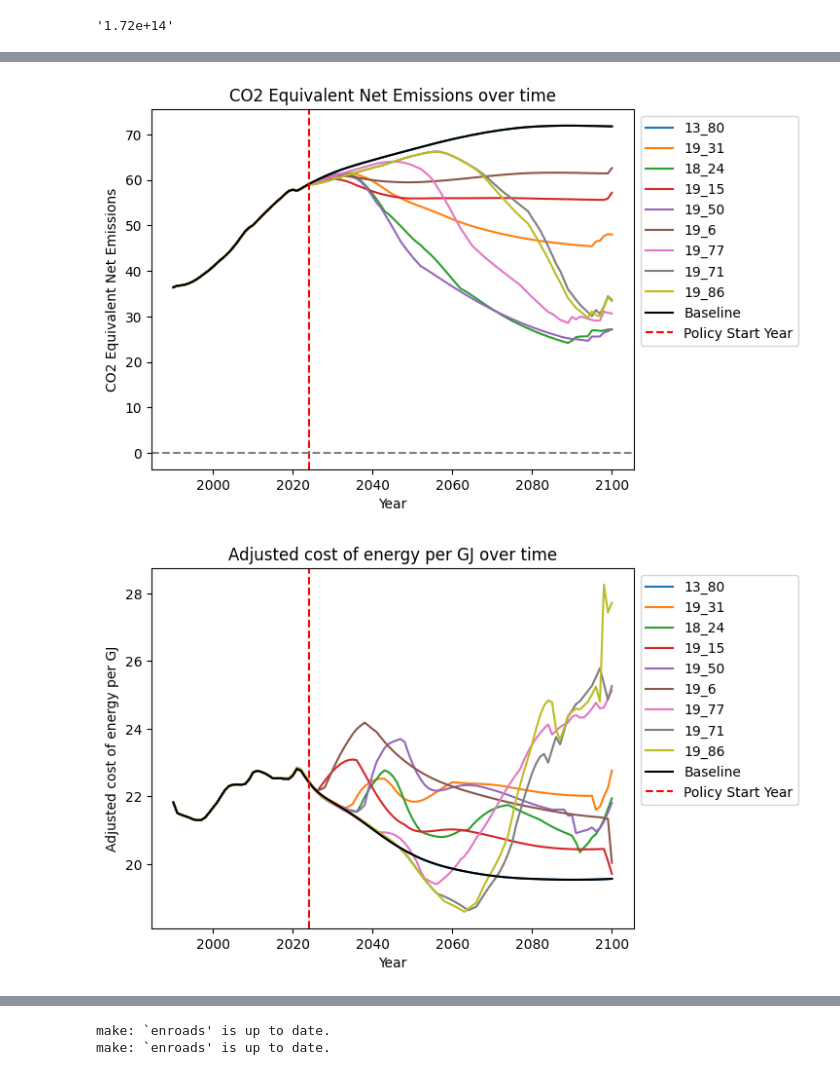
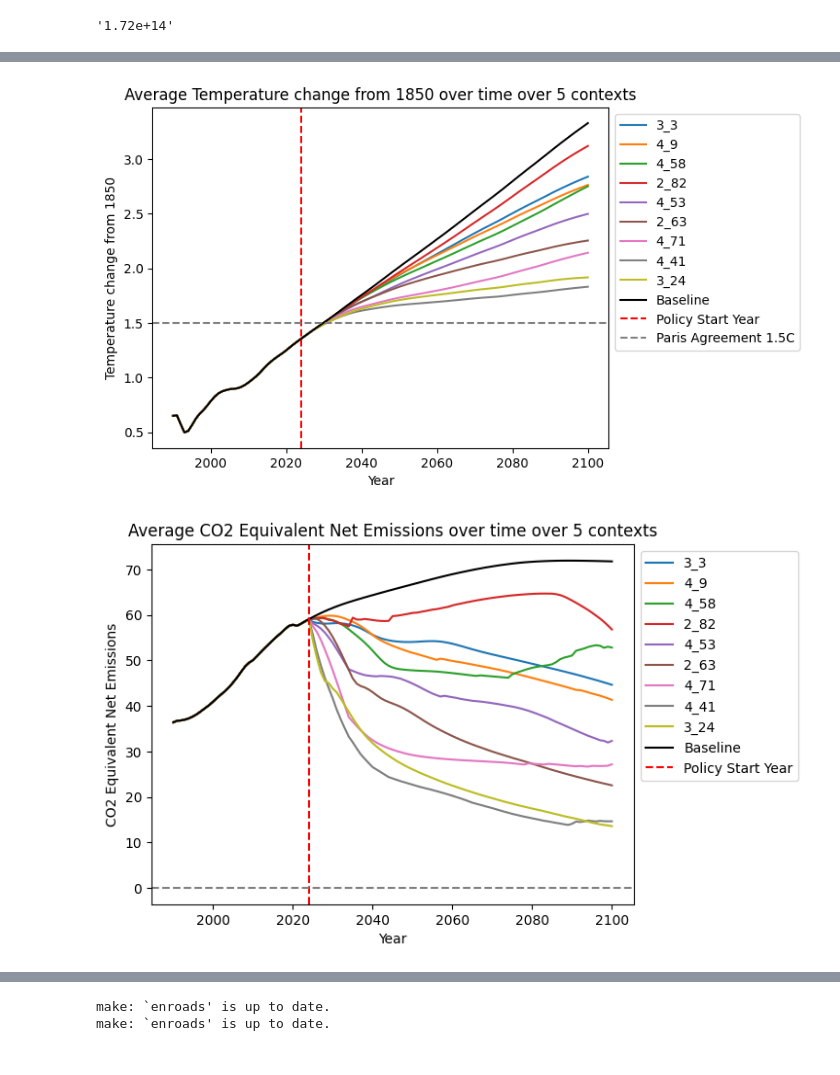
Before and after one commit to cognizant-ai-labs/en-roads-py, a Jupyter notebook: experiments/analysis.ipynb, the cells around one changed output, grey strips where cells are left out. Saved outputs shown, nothing was run; the diff lists cells and outputs as text; code cells hidden in the pictures.

Commit message:
Refactoring + made experiments work with new format

```diff
--- a/experiments/analysis.ipynb
+++ b/experiments/analysis.ipynb
@@ -11,12 +12,15 @@ from experiments.experiment_utils import Experimenter
 from enroadspy import load_input_specs
 from enroadspy.generate_url import open_browser, actions_to_url
 # %%
-results_dir = Path("results/energy/float32")
-config = json.load(open(results_dir / "config.json"))
+results_dir = Path("results/temp")
+with open(results_dir / "config.yml", "r", encoding="utf-8") as f:
+    config = yaml.safe_load(f)
+
 gens = len(list(results_dir.glob("[0-9]*.csv")))-1
 context = config["context"]
 actions = config["actions"]
 outcomes = config["outcomes"]
+outcome_keys = list(outcomes.keys())
 n_elites = config["evolution_params"]["n_elites"]
 print(gens, outcomes, len(actions), len(context))
 # %% [output]
@@ -24,10 +28,8 @@ print(gens, outcomes, len(actions), len(context))
 # %%
 model_params = config["model_params"]
 input_specs = load_input_specs()
-model_params["in_size"] = len(context) if len(context) > 0 else len(input_specs) - len(actions)
-model_params["out_size"] = len(actions)
 
-evaluator = Evaluator(context, actions, outcomes)
+evaluator = EnROADSEvaluator(context, actions, outcomes, n_jobs=1, batch_size=config["batch_size"], device=config["device"])
 experimenter = Experimenter(results_dir)
 # %% [output]
 make: `enroads' is up to date.
@@ -98,7 +93,7 @@ final_pareto
 context_input, context_vals = evaluator.context_dataset[0]
 # %%
 # bad_dict = experimenter.get_candidate_actions(experimenter.get_candidate_from_id("0_28"), context_input, context_vals)
-bad_dict = experimenter.get_candidate_actions(experimenter.get_candidate_from_id("3_23"), context_input, context_vals)
+bad_dict = experimenter.get_candidate_actions(experimenter.get_candidate_from_id("3_2"), context_input, context_vals)
 shuffled_actions = [key for key in bad_dict.keys()]
 actions_sets = []
 import random
@@ -159,7 +153,7 @@ def plot_objective_over_time(outcome):
     worst = []
     avg = []
     elite = []
-    for gen in range(gens):
+    for gen in range(1, gens+1):
         gen_df = pd.read_csv(results_dir / f"{gen}.csv")
         pareto = gen_df[gen_df["rank"] == 1]
         scores = pareto.sort_values("distance", ascending=False)[outcome]
@@ -304,34 +298,36 @@ def get_average_df(dfs: list[pd.DataFrame]):
 def plot_outcome_over_time(outcome, cand_ids, paris=False):
     for cand_id in cand_ids:
         cand = experimenter.get_candidate_from_id(cand_id)
-        cand_outcomes = evaluator.evaluate_candidate(cand)
+        context_actions_dicts = evaluator.prescribe_actions(cand)
+        cand_outcomes = evaluator.run_enroads(context_actions_dicts)
         avg_df = get_average_df(cand_outcomes)
         plt.plot(range(1990, 2101), avg_df[outcome], label=f"{cand_id}")
     plt.plot(range(1990, 2101), baseline_df[outcome], color="black", label="Baseline")
     plt.axvline(x=2024, color="red", linestyle="--", label="Policy Start Year")
 
     if outcome == "CO2 Equivalent Net Emissions":
         plt.axhline(y=0, color="gray", linestyle="--")
         if paris:
             plt.axhline(y=54.4789*0.55, color="orange", linestyle="--", label="Paris Agreement 45% Reduction")
             plt.axvline(x=2035, color="orange", linestyle="--")
             plt.axvline(x=2050, color="gray", linestyle="--", label="Paris Agreement Net Zero")
 
     elif outcome == "Temperature change from 1850":
         plt.axhline(y=1.5, color="gray", linestyle="--", label="Paris Agreement 1.5C")
 
     plt.legend(bbox_to_anchor=(1, 1))
     if len(cand_outcomes) > 1:
         plt.title(f"Average {outcome} over time over {len(cand_outcomes)} contexts")
     else:
         plt.title(f"{outcome} over time")
     plt.xlabel("Year")
     plt.ylabel(outcome)
     plt.show()
 
 paris = "Emissions Above Paris Agreement" in outcomes
+enroads_outcomes = ["Temperature change from 1850", "CO2 Equivalent Net Emissions"]
 for outcome in enroads_outcomes:
     plot_outcome_over_time(outcome, sample_points, paris)
 # %% [output]
-[figure, old version]
+[figure, new version]
-[figure, old version]
+[figure, new version]
```
Also changed, not shown: parts of 15 cells of this notebook, 10 other files.
